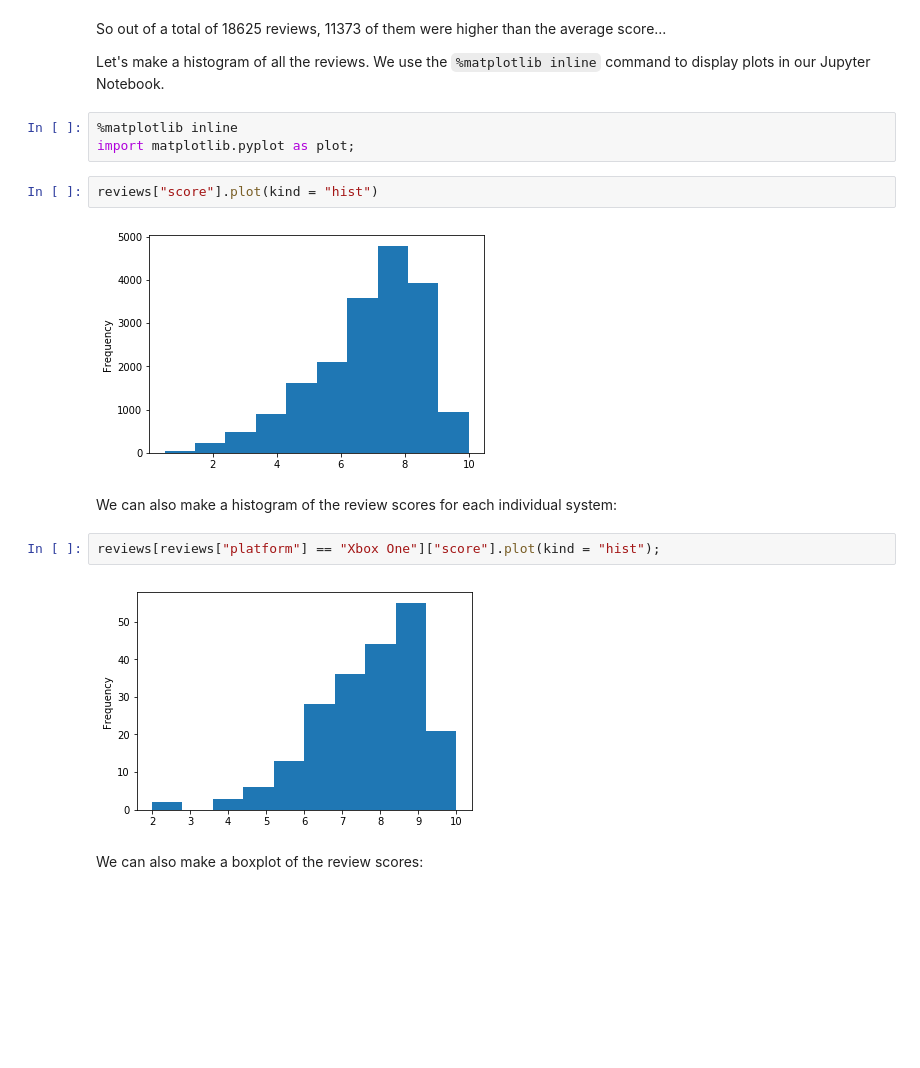
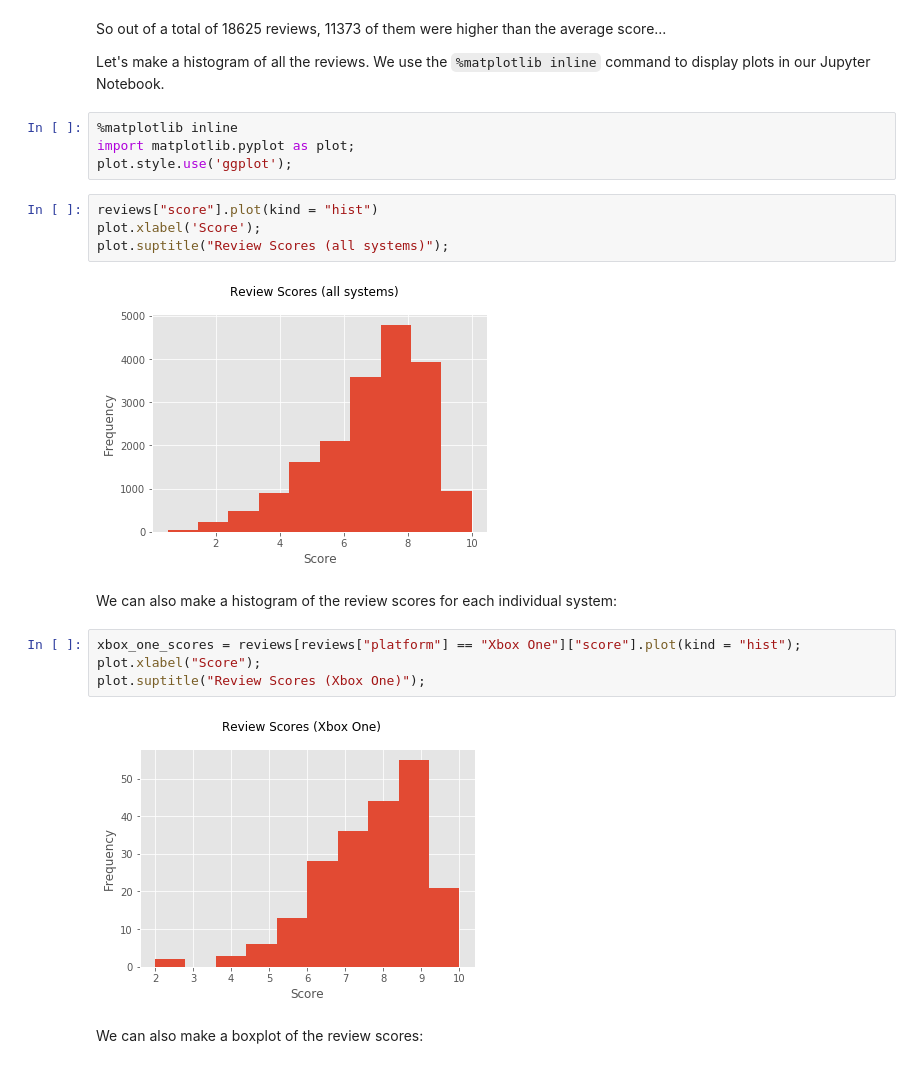
Before and after one commit to pommevilla/bcb.fall2018.advanced.python, a Jupyter notebook: lessons/advanced.python.2.ipynb, the cells around one changed output. Saved outputs shown, nothing was run; the diff lists cells and outputs as text; blank space fills up the shorter version.

```diff
--- a/lessons/advanced.python.2.ipynb
+++ b/lessons/advanced.python.2.ipynb
@@ -134,16 +134,21 @@ Let's make a histogram of all the reviews.  We use the `%matplotlib inline` comm
 # %%
 %matplotlib inline
 import matplotlib.pyplot as plot;
+plot.style.use('ggplot');
 # %%
 reviews["score"].plot(kind = "hist")
+plot.xlabel('Score');
+plot.suptitle("Review Scores (all systems)");
 # %% [output]
-[figure, old version]
+[figure, new version]
 # %% [markdown]
 We can also make a histogram of the review scores for each individual system:
 # %%
-reviews[reviews["platform"] == "Xbox One"]["score"].plot(kind = "hist");
+xbox_one_scores = reviews[reviews["platform"] == "Xbox One"]["score"].plot(kind = "hist");
+plot.xlabel("Score");
+plot.suptitle("Review Scores (Xbox One)");
 # %% [output]
-[figure, old version]
+[figure, new version]
 # %% [markdown]
 We can also make a boxplot of the review scores:
 # %%
```
Also changed, not shown: parts of 8 cells of this notebook.
